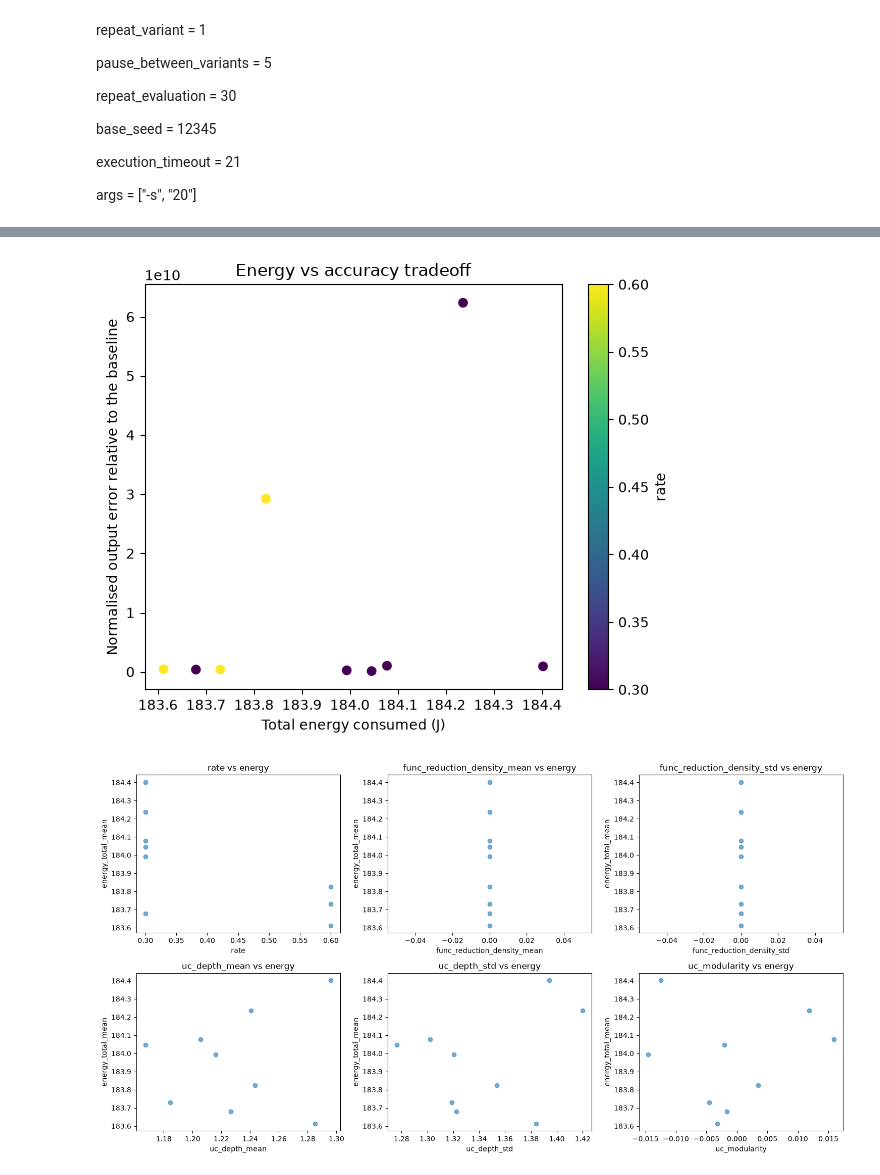
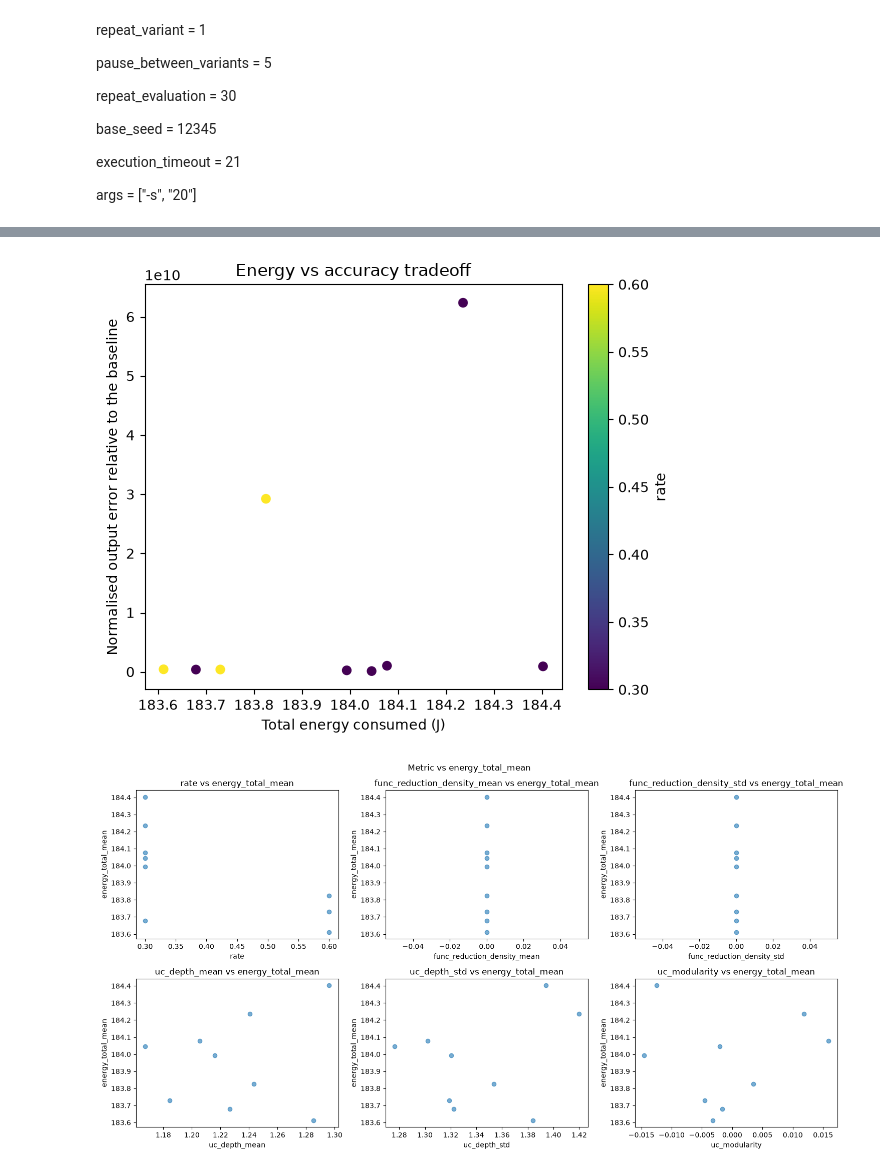
Before and after one commit to Eveeeon/codebase-approx-variant-sampler, a Jupyter notebook: python/Analysis.ipynb, the cells around one changed output, grey strips where cells are left out. Saved outputs shown, nothing was run; the diff lists cells and outputs as text; code cells hidden in the pictures.

Commit message:
last edit on figures

```diff
--- a/python/Analysis.ipynb
+++ b/python/Analysis.ipynb
@@ -213,7 +213,7 @@ def determine_importance_energy_accuracy(
 
 
 def plot_metric_importance(
-    importances, title="Metric influence on energy and accuracy usage"
+    importances, title="Metric influence on energy usage and accuracy"
 ):
     fig, ax = plt.subplots(figsize=(6, 4))
     importances.plot.barh(ax=ax)
@@ -269,8 +269,37 @@ def plot_metric_energy(
         ax.set_title(f"{metric} vs energy")
     for ax in axes[len(metric_cols) :]:
         ax.set_visible(False)
+    fig.suptitle("Metric vs Energy Usage")
     plt.tight_layout()
     plt.show()
+
+def plot_metrics_against(
+    success, selected_col, metric_cols=metric_cols
+):
+    n_cols = 3
+    n_rows = math.ceil(len(metric_cols) / n_cols)
+
+    fig, axes = plt.subplots(
+        n_rows,
+        n_cols,
+        figsize=(5 * n_cols, 4 * n_rows),
+    )
+
+    axes = axes.flatten()
+    for ax, metric in zip(axes, metric_cols):
+        ax.scatter(
+            success[metric],
+            success[selected_col],
+            alpha=0.6,
+        )
+        ax.set_xlabel(metric)
+        ax.set_ylabel(selected_col)
+        ax.set_title(f"{metric} vs {selected_col}")
+    for ax in axes[len(metric_cols) :]:
+        ax.set_visible(False)
+    fig.suptitle(f"Metric vs {selected_col}")
+    plt.tight_layout()
+    plt.show()
 # %% [markdown]
 # TEST SUBJECT
 
@@ -405,7 +436,9 @@ plot_metric_importance(importances)
 
 plot_tradeoff(imported["success"])
 
-plot_metric_energy(imported["success"])
+
+plot_metrics_against(imported["success"], energy_col)
+plot_metrics_against(imported["success"], accuracy_col)
 # %% [output]
 Correlations
 Energy Correlations
@@ -428,2 +461,2 @@ NaN                False
 [figure]
-[figure, old version]
+[figure, new version]
```
Also changed, not shown: parts of 2 cells of this notebook.
